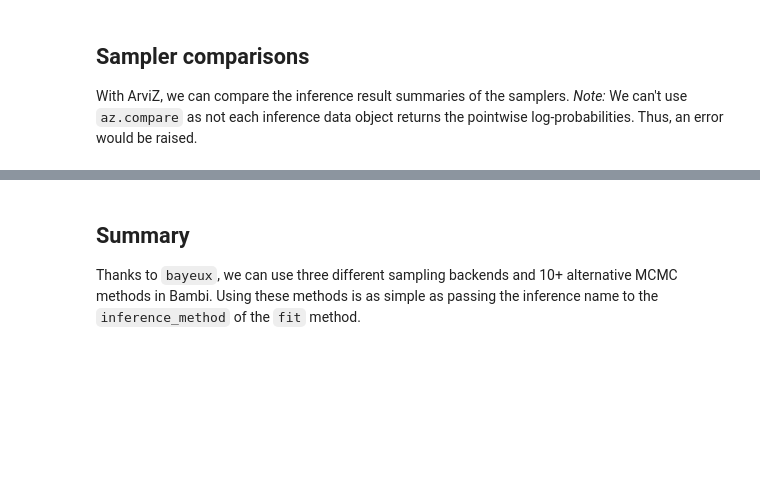
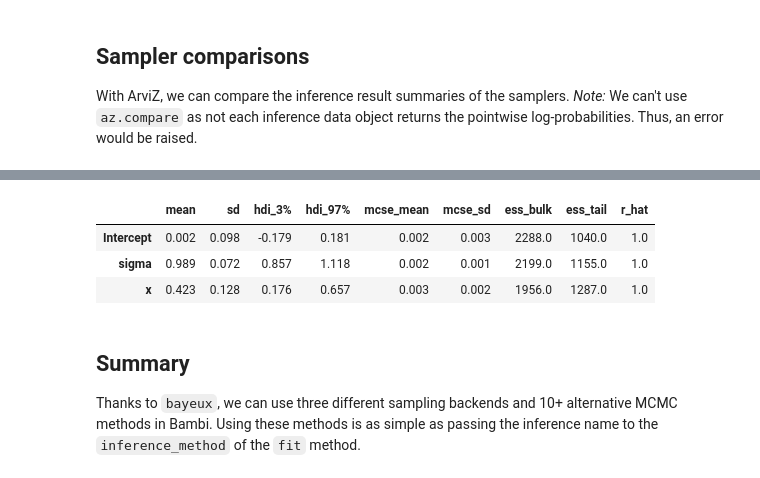
Before and after one commit to bambinos/bambi, a Jupyter notebook: docs/notebooks/alternative_samplers.ipynb, the cells around one changed output, grey strips where cells are left out. Drawn from its saved outputs; the diff is of its cells as text; code cells hidden in the pictures; blank space fills up the shorter version.

```diff
--- a/docs/notebooks/alternative_samplers.ipynb
+++ b/docs/notebooks/alternative_samplers.ipynb
@@ -223,3 +252,10 @@ az.summary(flowmc_idata)
+# %%
+az.summary(nutpie_idata)
+# %% [output]
+|  | mean | sd | hdi_3% | hdi_97% | mcse_mean | mcse_sd | ess_bulk | ess_tail | r_hat |
+| Intercept | 0.002 | 0.098 | -0.179 | 0.181 | 0.002 | 0.003 | 2288.0 | 1040.0 | 1.0 |
+| sigma | 0.989 | 0.072 | 0.857 | 1.118 | 0.002 | 0.001 | 2199.0 | 1155.0 | 1.0 |
+| x | 0.423 | 0.128 | 0.176 | 0.657 | 0.003 | 0.002 | 1956.0 | 1287.0 | 1.0 |
 # %% [markdown]
 ## Summary
 
```
Also changed, not shown: parts of 14 cells of this notebook.
